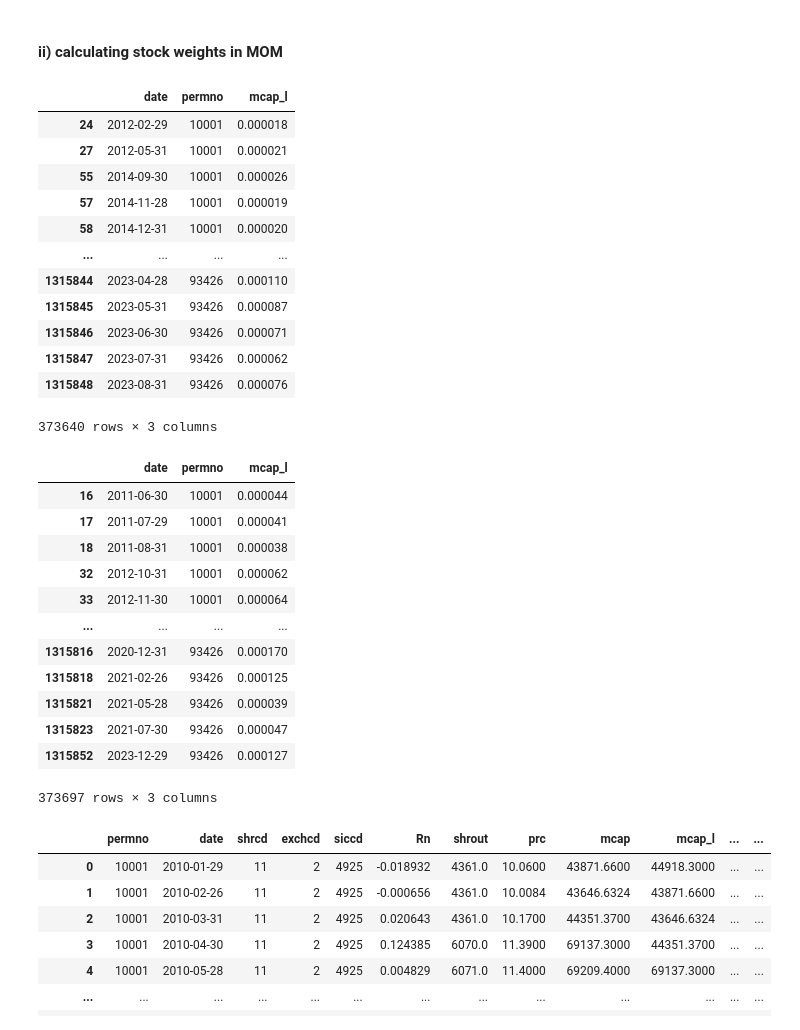
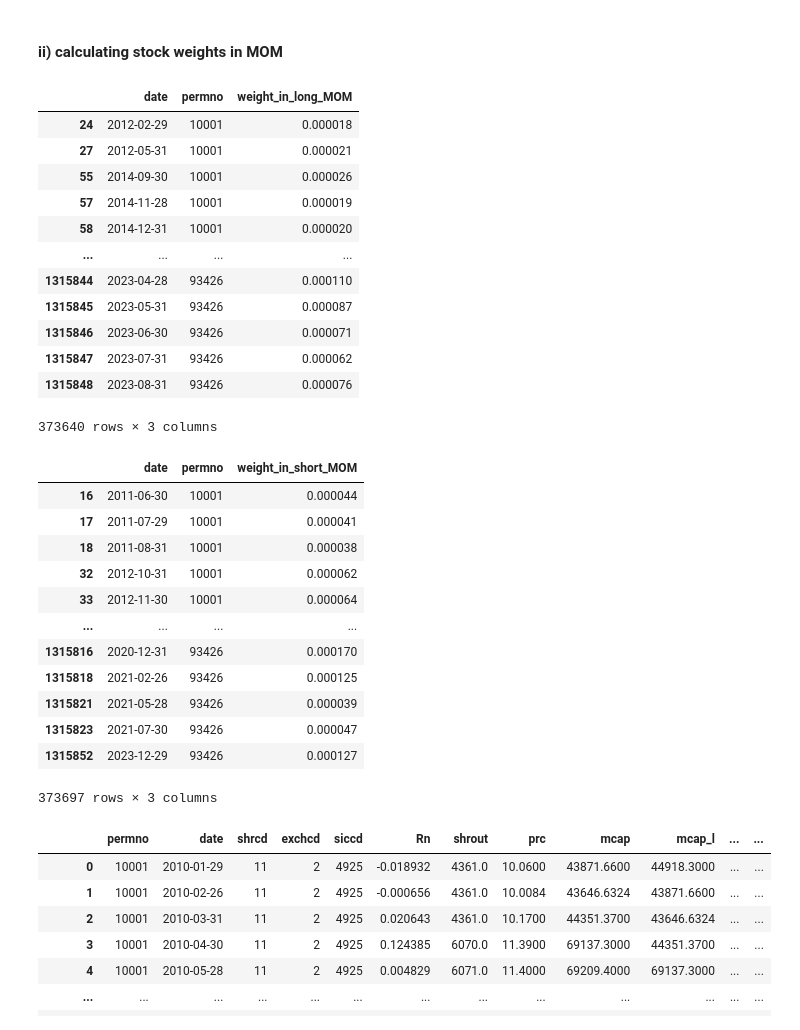
Before and after one commit to ekaterina-borisova/Investments_Project, a Jupyter notebook: project.ipynb, the cells around one changed output. Saved outputs shown, nothing was run; the diff lists cells and outputs as text; code cells hidden in the pictures.

```diff
--- a/project.ipynb
+++ b/project.ipynb
@@ -1061,11 +1064,11 @@ BAB_weights
 # %%
 long_portfolio = long_mom.copy()[['date', 'permno']]
 long_weights = pd.DataFrame(long_mom_weights)
-long_weights.rename(columns={'mcap':'weight_in_long_MOM'}, inplace=True)
+long_weights.rename(columns={'mcap_l':'weight_in_long_MOM'}, inplace=True)
 long_portfolio = pd.concat([long_portfolio, long_weights], axis = 1)
 long_portfolio
 # %% [output]
-|  | date | permno | mcap_l |
+|  | date | permno | weight_in_long_MOM |
 | 24 | 2012-02-29 | 10001 | 0.000018 |
 | 27 | 2012-05-31 | 10001 | 0.000021 |
 | 55 | 2014-09-30 | 10001 | 0.000026 |
@@ -1081,11 +1084,11 @@ long_portfolio
 # %%
 short_portfolio = short_mom.copy()[['date', 'permno']]
 short_weights = pd.DataFrame(short_mom_weights)
-short_weights.rename(columns={'mcap':'weight_in_short_MOM'}, inplace=True)
+short_weights.rename(columns={'mcap_l':'weight_in_short_MOM'}, inplace=True)
 short_portfolio = pd.concat([short_portfolio, short_weights], axis = 1)
 short_portfolio
 # %% [output]
-|  | date | permno | mcap_l |
+|  | date | permno | weight_in_short_MOM |
 | 16 | 2011-06-30 | 10001 | 0.000044 |
 | 17 | 2011-07-29 | 10001 | 0.000041 |
 | 18 | 2011-08-31 | 10001 | 0.000038 |
```
Also changed, not shown: parts of 22 cells of this notebook.
